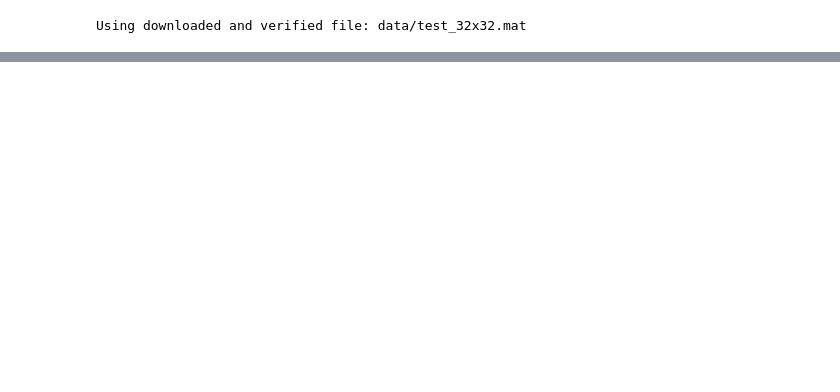
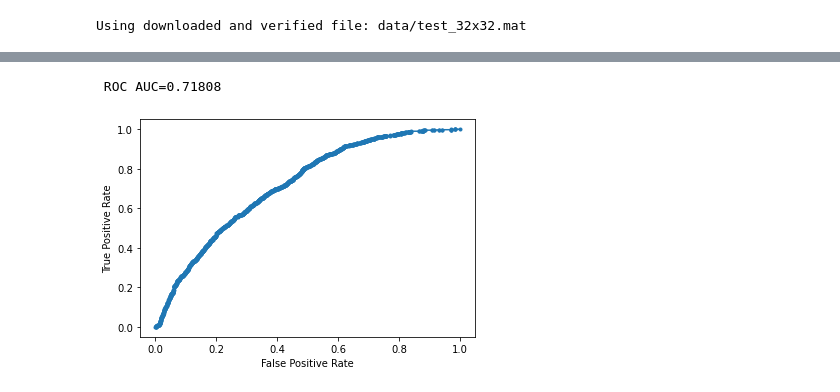
Before and after one commit to kredde/background-masked-generative-models, a Jupyter notebook: notebooks/03-Kristian-COCO-OOD.ipynb, the cells around one changed output, grey strips where cells are left out. Saved outputs shown, nothing was run; the diff lists cells and outputs as text; code cells hidden in the pictures; blank space fills up the shorter version.

```diff
--- a/notebooks/03-Kristian-COCO-OOD.ipynb
+++ b/notebooks/03-Kristian-COCO-OOD.ipynb
@@ -77,0 +104,5 @@ ValueError: not enough values to unpack (expected 2, got 1)
+# %%
+plot_roc_auc(targets, results)
+# %% [output]
+ ROC AUC=0.71808
+[figure, added]
```
Also changed, not shown: parts of 16 cells of this notebook, 2 other files.
